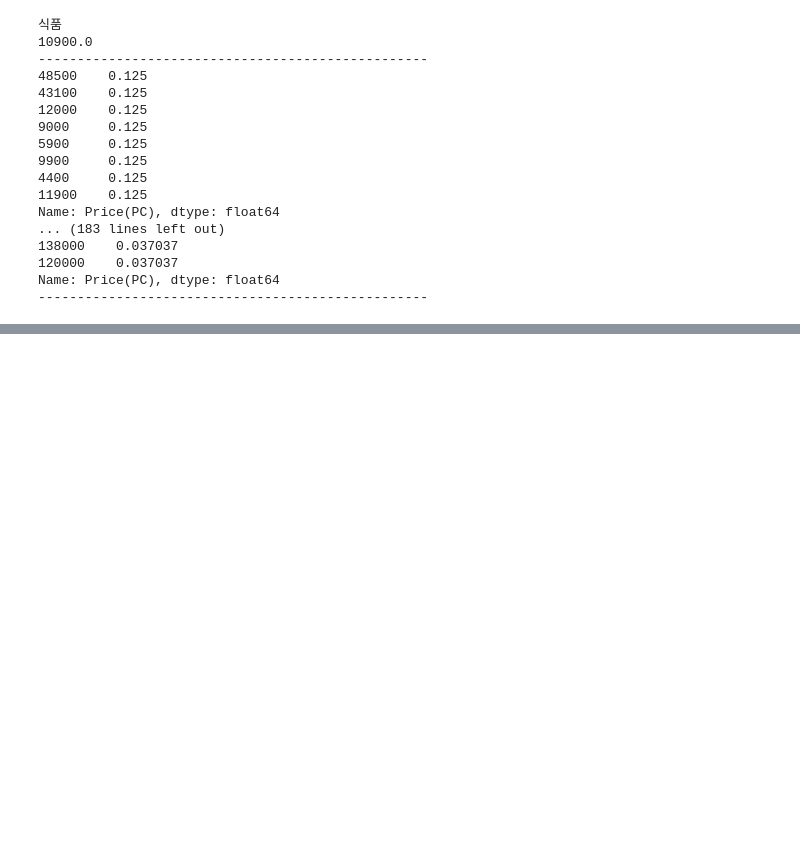
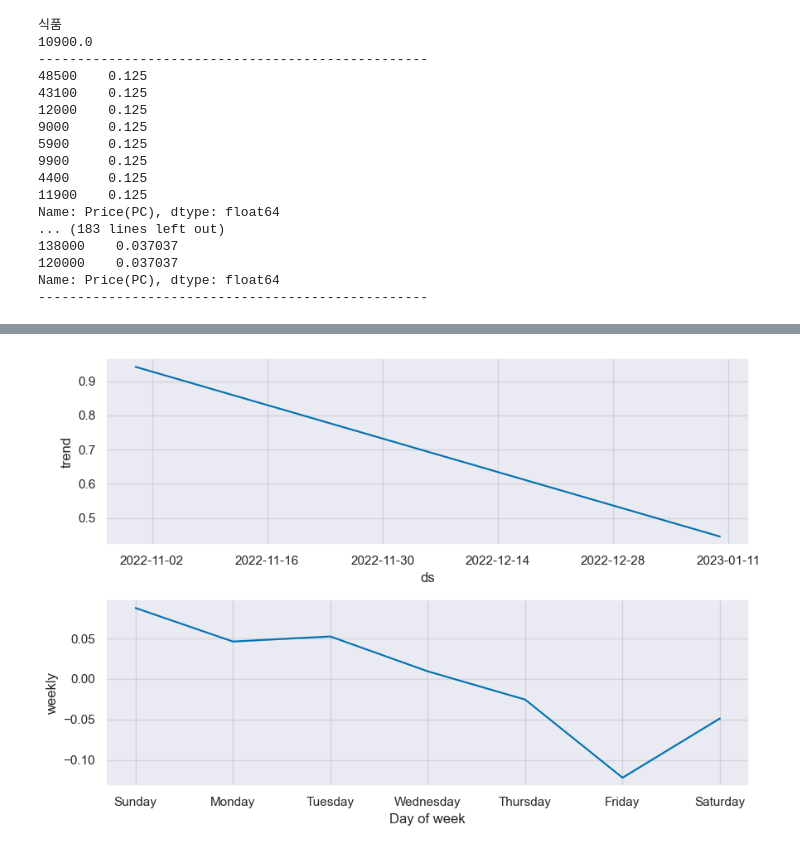
Before and after one commit to jaeseung11/A1_performance_factory_Aveners, a Jupyter notebook: sbk/bidding_final.ipynb, the cells around one changed output, grey strips where cells are left out. Saved outputs shown, nothing was run; the diff lists cells and outputs as text; code cells hidden in the pictures; blank space fills up the shorter version.

```diff
--- a/sbk/bidding_final.ipynb
+++ b/sbk/bidding_final.ipynb
@@ -2145,0 +2168,17 @@ NameError: name 'cosmetic' is not defined
+# %%
+bidding_drop_null["Year"] = bidding_drop_null.index.year
+bidding_drop_null["Quarter"] = bidding_drop_null.index.quarter
+bidding_drop_null["Month"] = bidding_drop_null.index.month
+bidding_drop_null["Week"] = bidding_drop_null.index.week
+bidding_drop_null["Weekday"] = bidding_drop_null.index.weekday
+bidding_drop_null["Day"] = bidding_drop_null.index.day
+bidding_drop_null["Dayofyear"] = bidding_drop_null.index.dayofyear
+bidding_drop_null["Date"] = pd.DatetimeIndex(bidding_drop_null.index).date
+# %%
+date_list = list(set(bidding_drop_null['Date']))
+columns = ['ds', 'y']
+bid_click_mean = pd.DataFrame(columns=columns)
+for date in date_list:
+    bid_mean = bidding_drop_null.loc[bidding_drop_null['Date'] == date]
+    bid_click_mean = bid_click_mean.append(pd.DataFrame([[date, bid_mean['Click'].mean()]], columns=columns), ignore_index=True)
+bid_click_mean
@@ -2145,0 +2255,12 @@ NameError: name 'cosmetic' is not defined
+# %%
+prophet = Prophet()
+prophet.fit(bid_click_mean)
+
+
+# create a future data frame
+future = prophet.make_future_dataframe(periods=7, freq = 'D')
+forecast = prophet.predict(future)
+
+fig2 = prophet.plot_components(forecast)
+plt.show()
+# %% [output]
@@ -2145,0 +2269 @@ NameError: name 'cosmetic' is not defined
+[figure, added]
```
Also changed, not shown: parts of 43 cells of this notebook, 1 other file.
